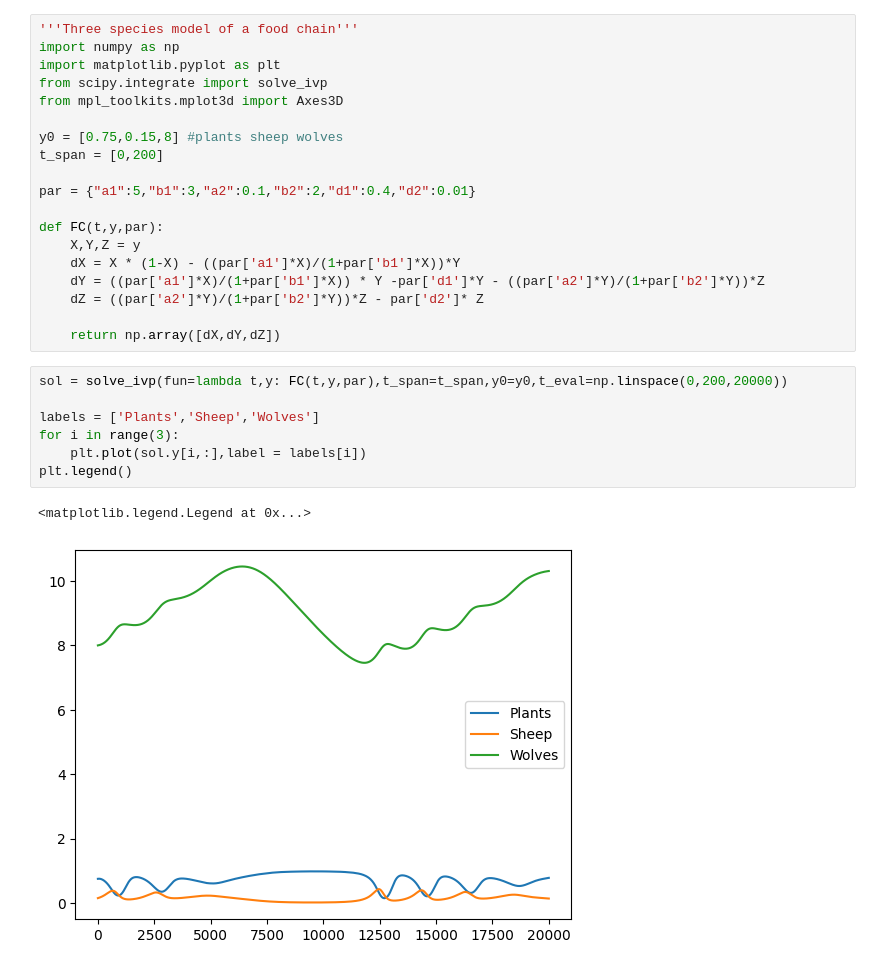
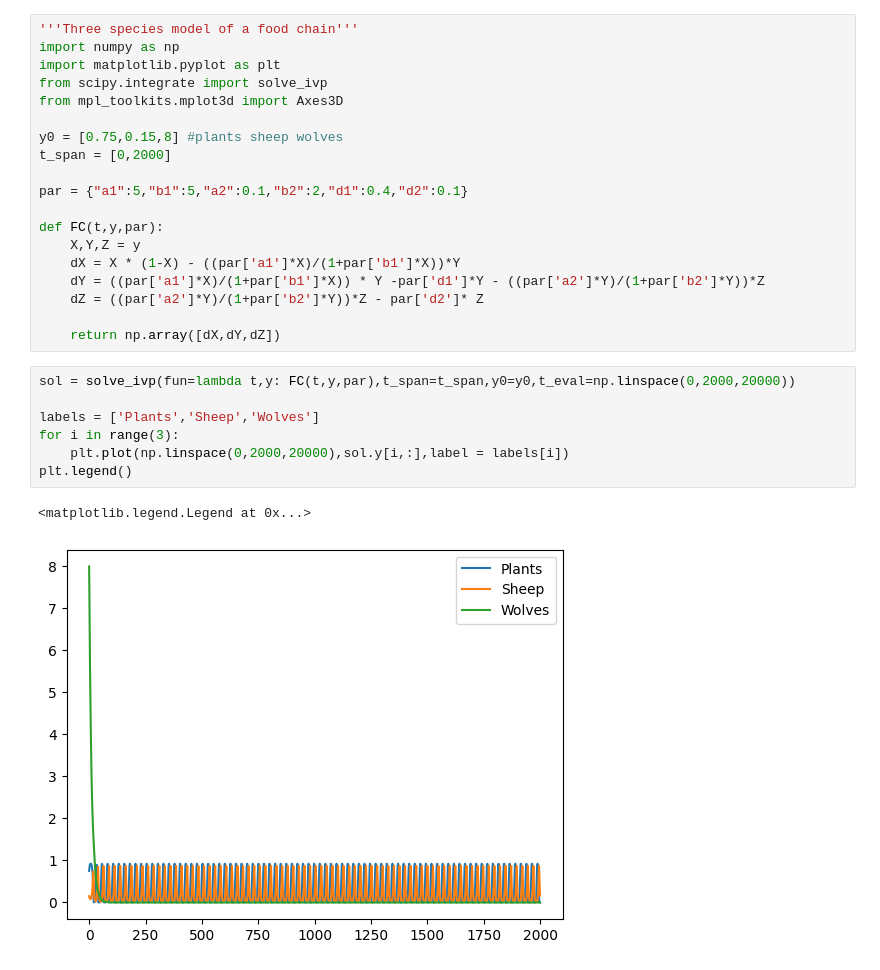
Before and after one commit to Averydx/CompBio, a Jupyter notebook: FoodChain.ipynb, the cells around one changed output. Saved outputs shown, nothing was run; the diff lists cells and outputs as text.

```diff
--- a/FoodChain.ipynb
+++ b/FoodChain.ipynb
@@ -6,9 +6,9 @@ from scipy.integrate import solve_ivp
 from mpl_toolkits.mplot3d import Axes3D
 
 y0 = [0.75,0.15,8] #plants sheep wolves
-t_span = [0,200]
+t_span = [0,2000]
 
-par = {"a1":5,"b1":3,"a2":0.1,"b2":2,"d1":0.4,"d2":0.01}
+par = {"a1":5,"b1":5,"a2":0.1,"b2":2,"d1":0.4,"d2":0.1}
 
 def FC(t,y,par):
     X,Y,Z = y
@@ -18,15 +18,15 @@ def FC(t,y,par):
 
     return np.array([dX,dY,dZ])
 # %%
-sol = solve_ivp(fun=lambda t,y: FC(t,y,par),t_span=t_span,y0=y0,t_eval=np.linspace(0,200,20000))
+sol = solve_ivp(fun=lambda t,y: FC(t,y,par),t_span=t_span,y0=y0,t_eval=np.linspace(0,2000,20000))
 
 labels = ['Plants','Sheep','Wolves']
 for i in range(3):
-    plt.plot(sol.y[i,:],label = labels[i])
+    plt.plot(np.linspace(0,2000,20000),sol.y[i,:],label = labels[i])
 plt.legend()
 # %% [output]
 <matplotlib.legend.Legend at 0x...>
-[figure, old version]
+[figure, new version]
 # %%
 fig = plt.figure()
 ax = plt.axes(projection='3d')
```
Also changed, not shown: parts of 1 cell of this notebook, 7 other files.
